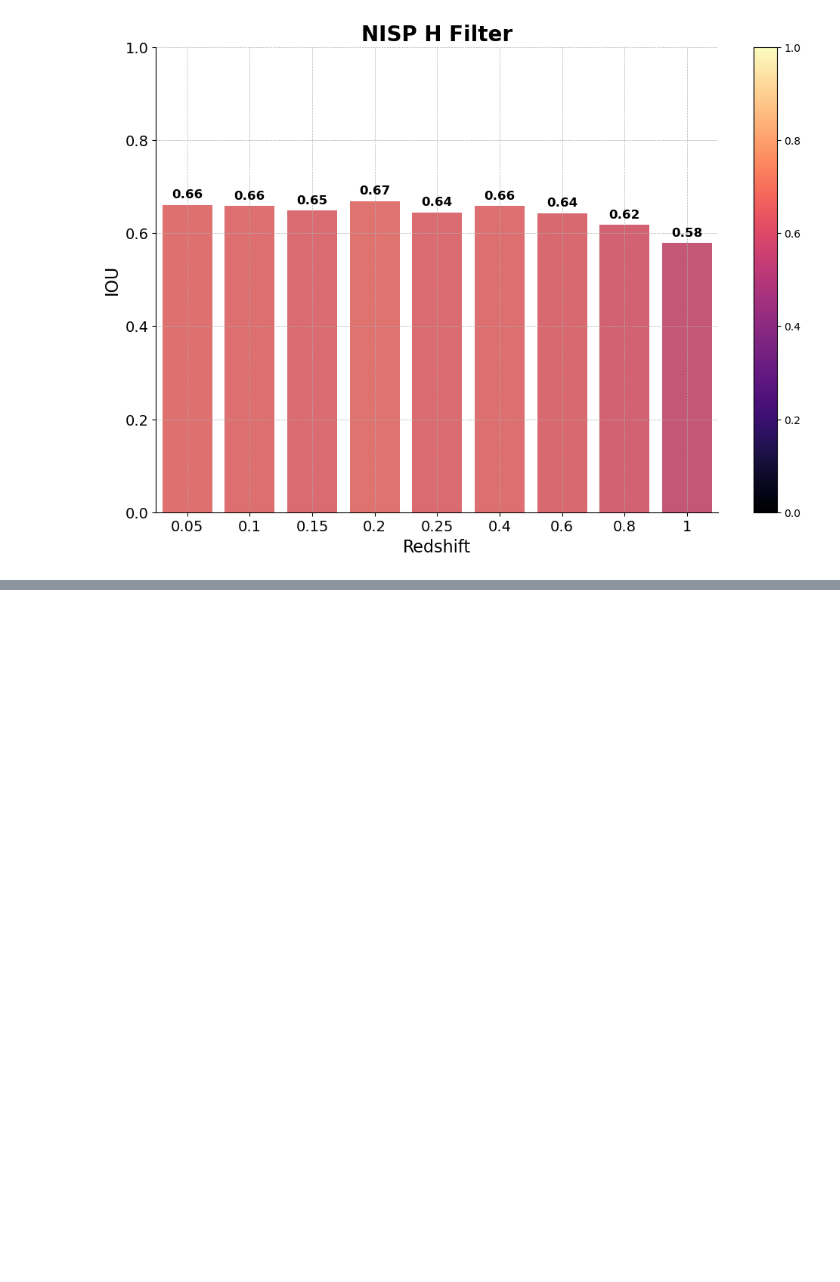
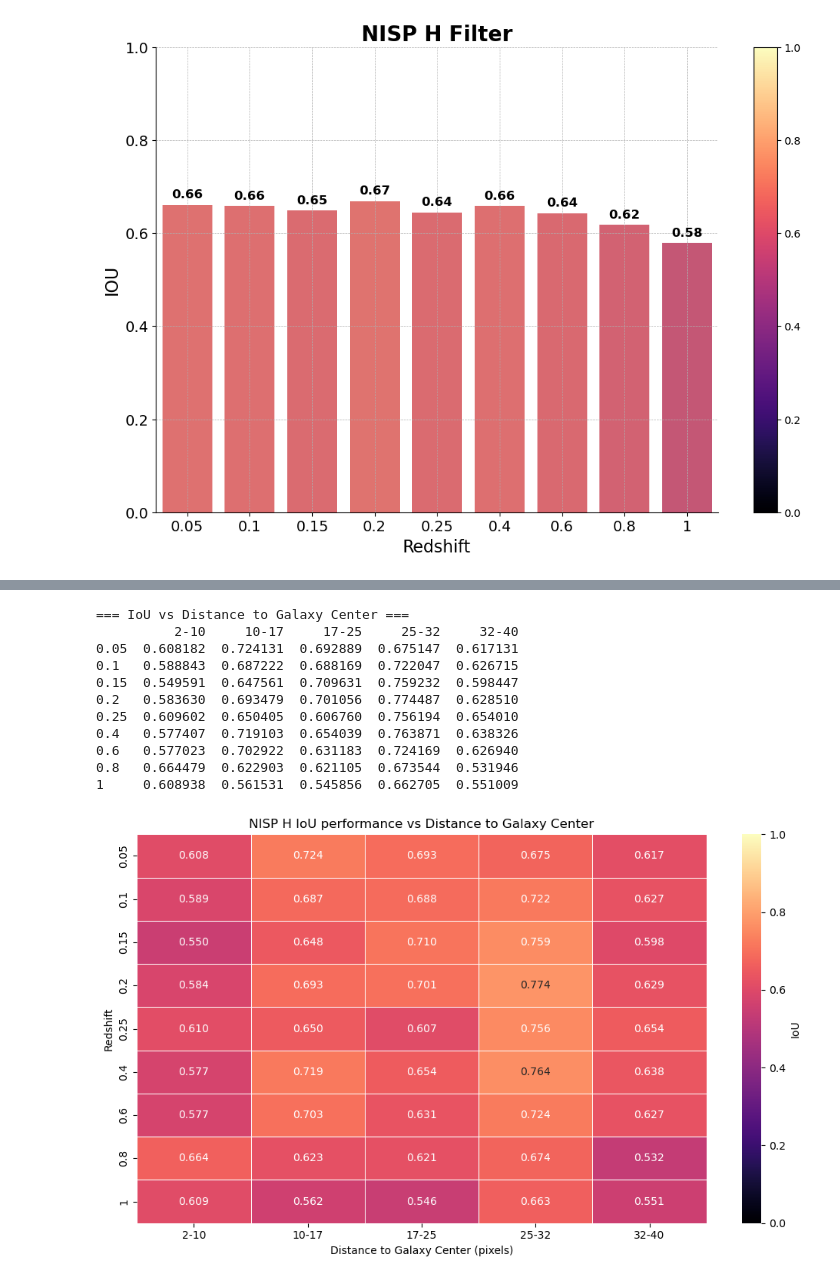
Before and after one commit to dariodltg/tidal-tails-segmentation, a Jupyter notebook: redshift/segmentation_training/v13_log/Evaluation_heatmap_NISP_H_v13_log_no_aug_pad.ipynb, the cells around one changed output, grey strips where cells are left out. Cells and saved outputs as stored; diff of their text form; code cells hidden in the pictures; blank space fills up the shorter version.

```diff
--- a/redshift/segmentation_training/v13_log/Evaluation_heatmap_NISP_H_v13_log_no_aug_pad.ipynb
+++ b/redshift/segmentation_training/v13_log/Evaluation_heatmap_NISP_H_v13_log_no_aug_pad.ipynb
@@ -499,0 +839,45 @@ plt.show()
+# %%
+matrix_data_iou_distance = {
+    redshift: {key: np.nanmean(values) for key, values in subdict.items()}
+    for redshift, subdict in iou_results_redshift_with_distance.items()
+}
+
+matrix_for_df_iou_distance = []
+for redshift in labels_redshift:
+    row = []
+    for distance_label in distance_labels:
+        if redshift in matrix_data_iou_distance and distance_label in matrix_data_iou_distance[redshift]:
+            row.append(matrix_data_iou_distance[redshift][distance_label])
+        else:
+            row.append(np.nan)
+    matrix_for_df_iou_distance.append(row)
+
+df_iou_distance = pd.DataFrame(matrix_for_df_iou_distance,
+                              index=labels_redshift,
+                              columns=distance_labels)
+
+print("\n=== IoU vs Distance to Galaxy Center ===")
+print(df_iou_distance)
+
+plt.figure(figsize=(10, 6))
+sns.heatmap(df_iou_distance, annot=True, fmt=".3f", cmap="magma",
+           linewidths=0.5, cbar_kws={'label': 'IoU'},
+           vmin=0, vmax=1.0)
+plt.xlabel('Distance to Galaxy Center (pixels)')
+plt.ylabel('Redshift')
+plt.title("NISP H IoU performance vs Distance to Galaxy Center")
+plt.tight_layout()
+plt.show()
+# %% [output]
+=== IoU vs Distance to Galaxy Center ===
+          2-10     10-17     17-25     25-32     32-40
+0.05  0.608182  0.724131  0.692889  0.675147  0.617131
+0.1   0.588843  0.687222  0.688169  0.722047  0.626715
+0.15  0.549591  0.647561  0.709631  0.759232  0.598447
+0.2   0.583630  0.693479  0.701056  0.774487  0.628510
+0.25  0.609602  0.650405  0.606760  0.756194  0.654010
+0.4   0.577407  0.719103  0.654039  0.763871  0.638326
+0.6   0.577023  0.702922  0.631183  0.724169  0.626940
+0.8   0.664479  0.622903  0.621105  0.673544  0.531946
+1     0.608938  0.561531  0.545856  0.662705  0.551009
+[figure, added]
```
Also changed, not shown: parts of 13 cells of this notebook, 3 other files.
